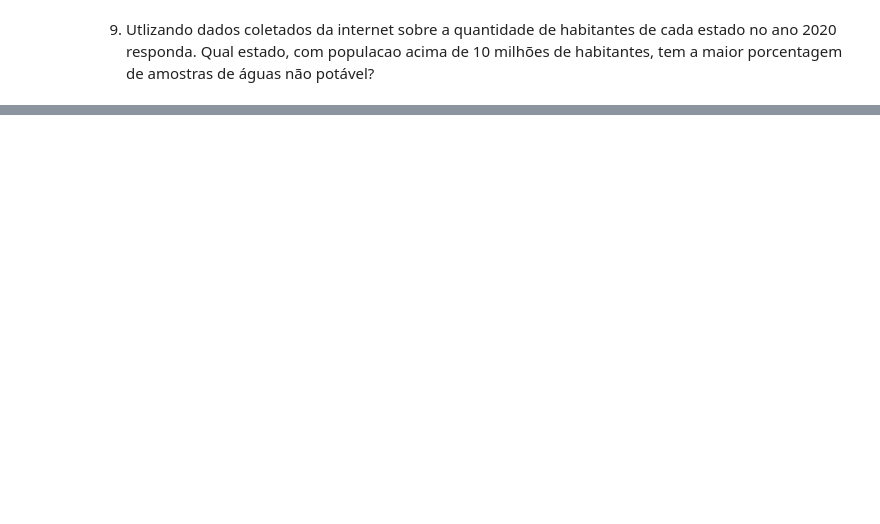
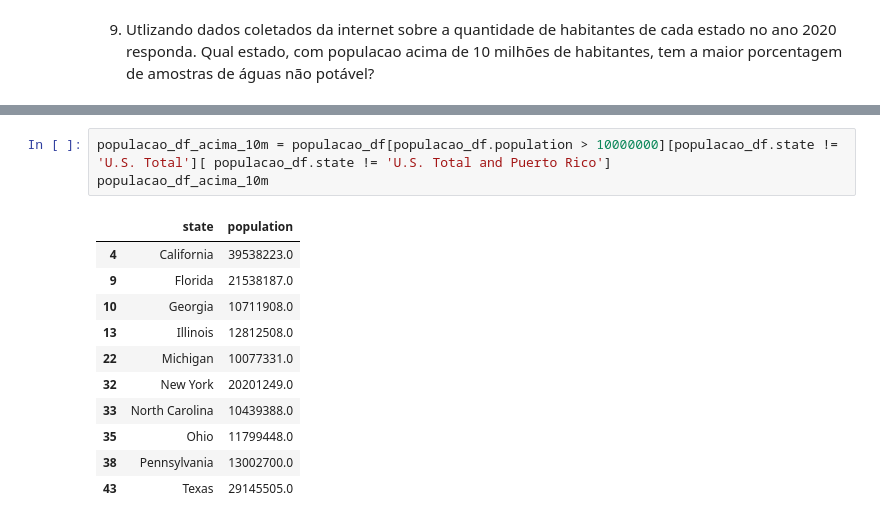
Before and after one commit to k3lvin-os/avaliacao1qads, a Jupyter notebook: Avaliacao.ipynb, the cells around one changed output, grey strips where cells are left out. Cells and saved outputs as stored; diff of their text form; blank space fills up the shorter version.

```diff
--- a/Avaliacao.ipynb
+++ b/Avaliacao.ipynb
@@ -188,0 +172,15 @@ ParserError: ignored
+# %%
+populacao_df_acima_10m = populacao_df[populacao_df.population > 10000000][populacao_df.state != 'U.S. Total'][ populacao_df.state != 'U.S. Total and Puerto Rico']
+populacao_df_acima_10m
+# %% [output]
+|  | state | population |
+| 4 | California | 39538223.0 |
+| 9 | Florida | 21538187.0 |
+| 10 | Georgia | 10711908.0 |
+| 13 | Illinois | 12812508.0 |
+| 22 | Michigan | 10077331.0 |
+| 32 | New York | 20201249.0 |
+| 33 | North Carolina | 10439388.0 |
+| 35 | Ohio | 11799448.0 |
+| 38 | Pennsylvania | 13002700.0 |
+| 43 | Texas | 29145505.0 |
```
Also changed, not shown: parts of 7 cells of this notebook.
